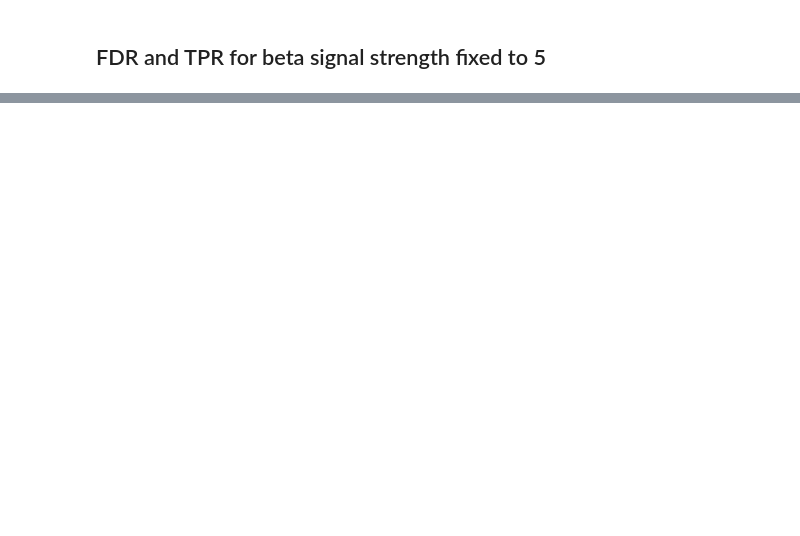
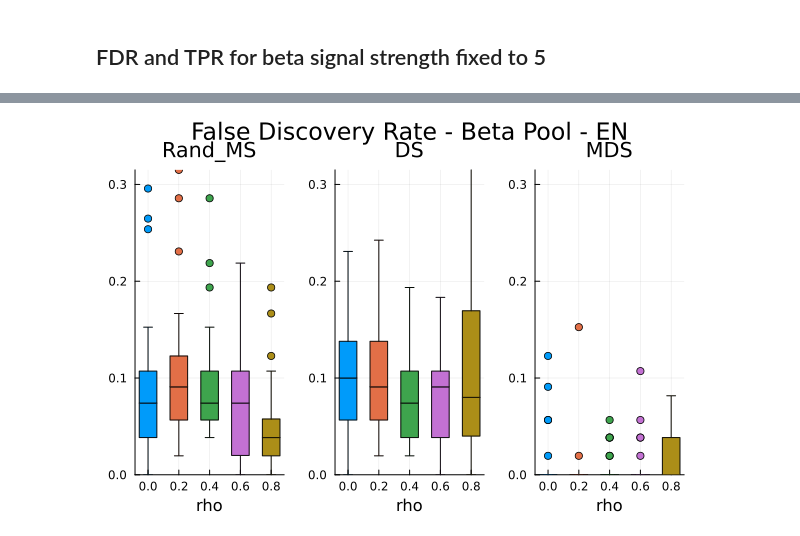
Before and after one commit to marcoelba/SelectiveInference, a Jupyter notebook: src/experiments/notebooks_new/paper_analysis_replication.ipynb, the cells around one changed output, grey strips where cells are left out. Saved outputs shown, nothing was run; the diff lists cells and outputs as text; code cells hidden in the pictures; blank space fills up the shorter version.

```diff
--- a/src/experiments/notebooks_new/paper_analysis_replication.ipynb
+++ b/src/experiments/notebooks_new/paper_analysis_replication.ipynb
@@ -51,0 +72,6 @@ grouped_boxplot(df=df, group_var=:rho, var_columns=tpr_columns,
+# %%
+grouped_boxplot(df=df, group_var=:rho, var_columns=fdr_columns,
+    title_plot="False Discovery Rate - Beta Pool - EN", sub_titles=methods_to_evaluate
+)
+# %% [output]
+[figure, added]
```
Also changed, not shown: parts of 16 cells of this notebook, 2 other files.
